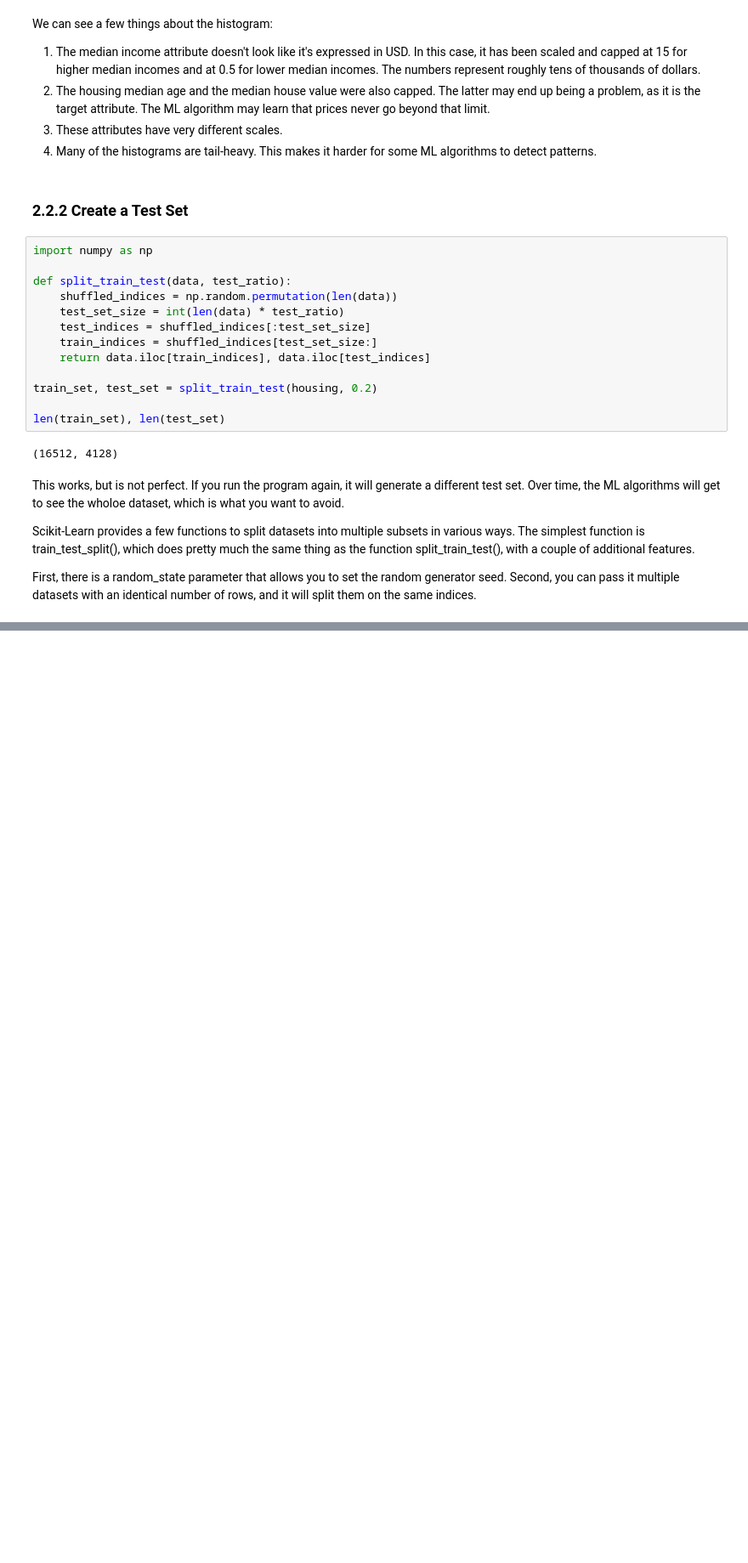
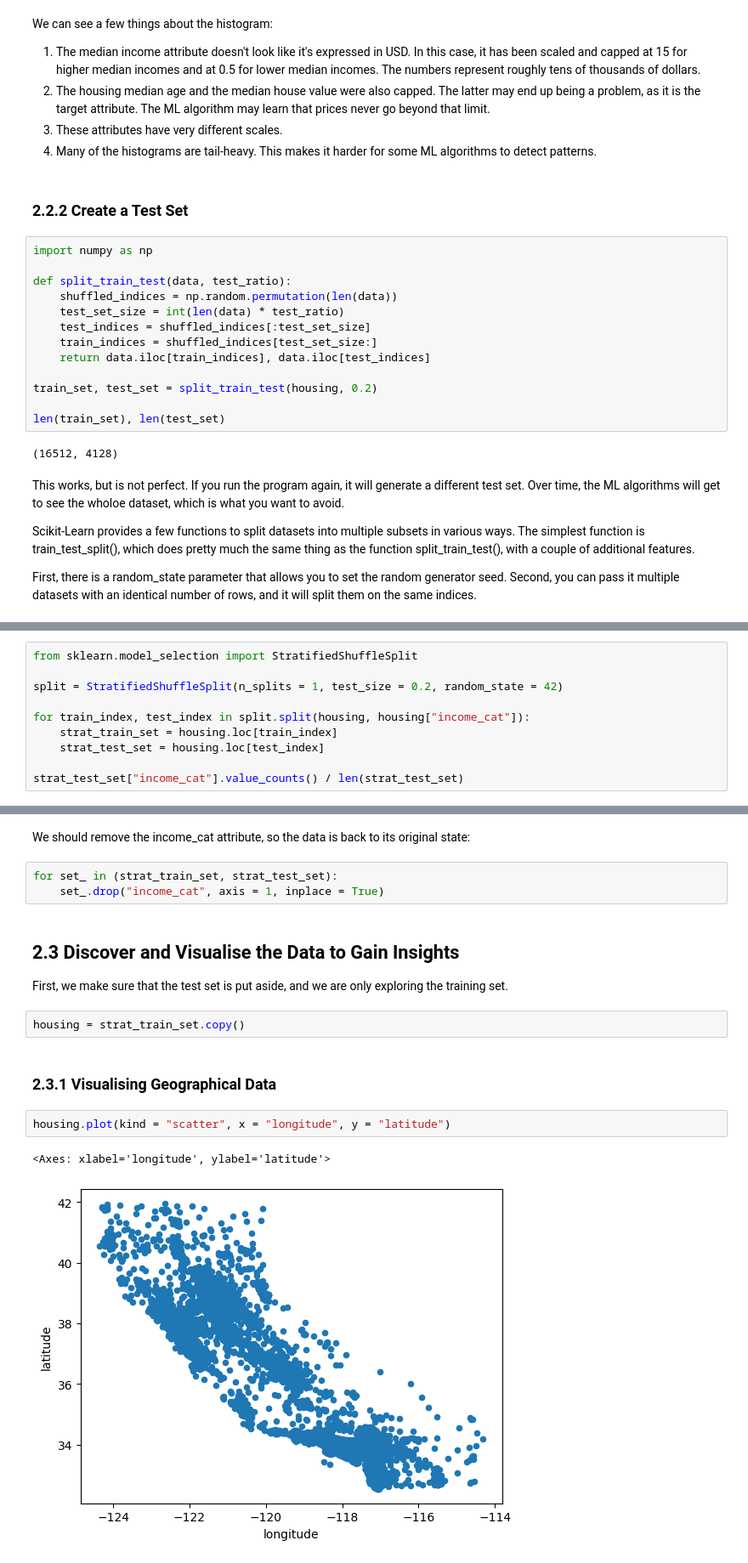
Before and after one commit to leetierney/study, a Jupyter notebook: ml/hands_on_ml/1_ml_landscape/1_2_end_to_end.ipynb, the cells around one changed output, grey strips where cells are left out. Shown at 85% size. Cells and saved outputs as stored; diff of their text form; blank space fills up the shorter version.

```diff
--- a/ml/hands_on_ml/1_ml_landscape/1_2_end_to_end.ipynb
+++ b/ml/hands_on_ml/1_ml_landscape/1_2_end_to_end.ipynb
@@ -176,0 +194,10 @@ len(train_set), len(test_set)
+# %%
+from sklearn.model_selection import StratifiedShuffleSplit
+
+split = StratifiedShuffleSplit(n_splits = 1, test_size = 0.2, random_state = 42)
+
+for train_index, test_index in split.split(housing, housing["income_cat"]):
+    strat_train_set = housing.loc[train_index]
+    strat_test_set = housing.loc[test_index]
+
+strat_test_set["income_cat"].value_counts() / len(strat_test_set)
@@ -176,0 +238,18 @@ len(train_set), len(test_set)
+# %% [markdown]
+<p>We should remove the income_cat attribute, so the data is back to its original state: </p>
+# %%
+for set_ in (strat_train_set, strat_test_set):
+    set_.drop("income_cat", axis = 1, inplace = True)
+# %% [markdown]
+<h2>2.3 Discover and Visualise the Data to Gain Insights</h2>
+
+<p>First, we make sure that the test set is put aside, and we are only exploring the training set. </p>
+# %%
+housing = strat_train_set.copy()
+# %% [markdown]
+<h3>2.3.1 Visualising Geographical Data</h3>
+# %%
+housing.plot(kind = "scatter", x = "longitude", y = "latitude")
+# %% [output]
+<Axes: xlabel='longitude', ylabel='latitude'>
+[figure, added]
```
Also changed, not shown: parts of 12 cells of this notebook.
